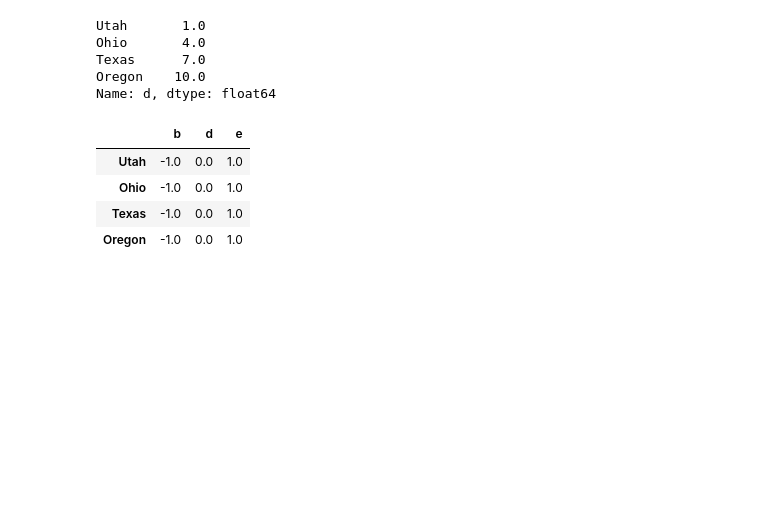
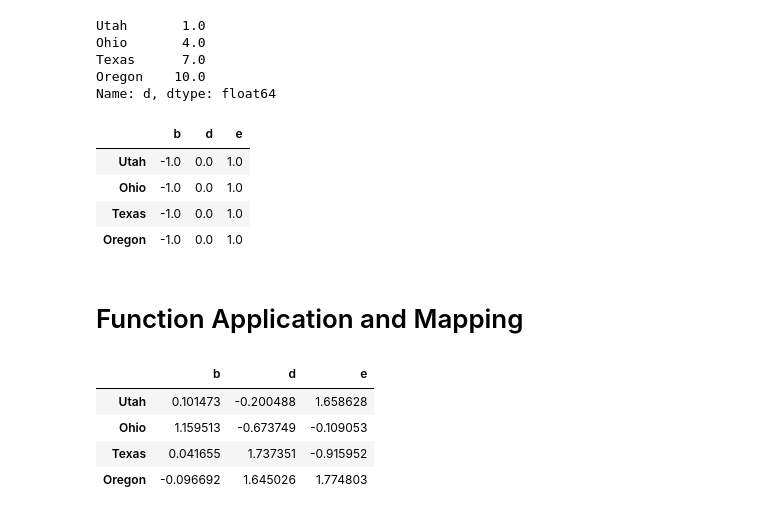
Before and after one commit to mapea1606/data-analysis-sandbox, a Jupyter notebook: notebooks/Introduction_to_pandas.ipynb, the cells around one changed output. Cells and saved outputs as stored; diff of their text form; code cells hidden in the pictures; blank space fills up the shorter version.

```diff
--- a/notebooks/Introduction_to_pandas.ipynb
+++ b/notebooks/Introduction_to_pandas.ipynb
@@ -1161,3 +1182,15 @@ frame.sub(series3, axis="index")
 | Ohio | -1.0 | 0.0 | 1.0 |
 | Texas | -1.0 | 0.0 | 1.0 |
 | Oregon | -1.0 | 0.0 | 1.0 |
+# %% [markdown]
+# Function Application and Mapping
+# %%
+frame = pd.DataFrame(np.random.standard_normal((4, 3)), columns=list("bde"), index=["Utah", "Ohio", "Texas", "Oregon"])
+# %%
+frame
+# %% [output]
+|  | b | d | e |
+| Utah | 0.101473 | -0.200488 | 1.658628 |
+| Ohio | 1.159513 | -0.673749 | -0.109053 |
+| Texas | 0.041655 | 1.737351 | -0.915952 |
+| Oregon | -0.096692 | 1.645026 | 1.774803 |
```
Also changed, not shown: parts of 37 cells of this notebook.
